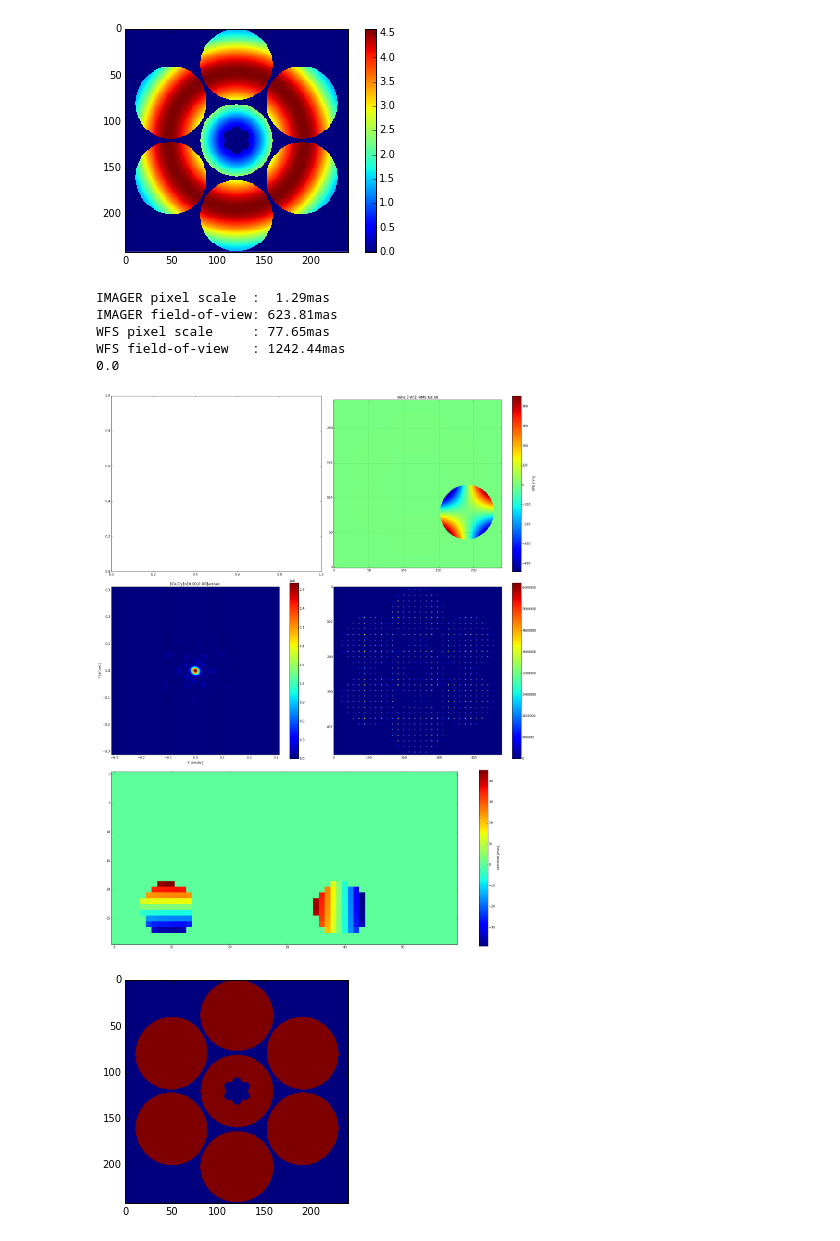
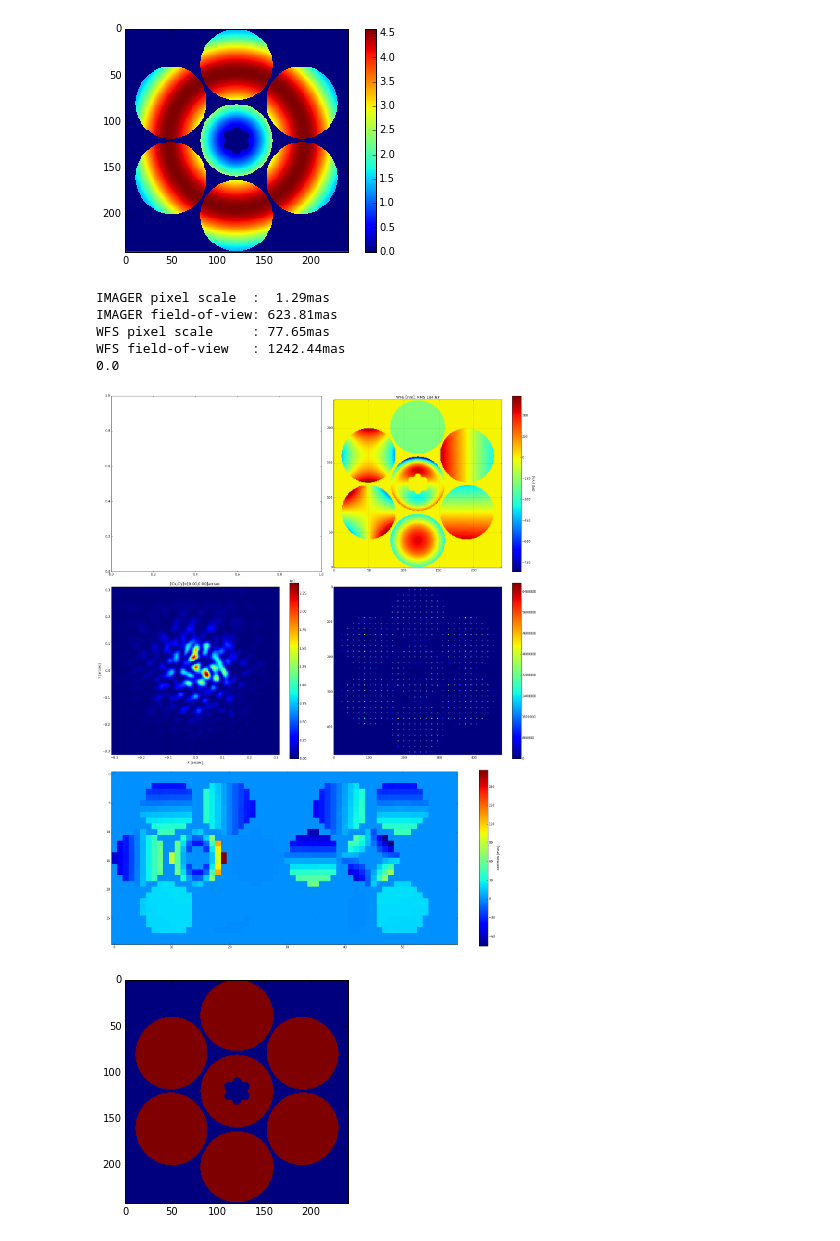
Before and after one commit to rconan/CEO, a Jupyter notebook: rayTracing/GMT-Segmented-Aperture-Interactive.ipynb, the cells around one changed output. Drawn from its saved outputs; the diff is of its cells as text; code cells hidden in the pictures.

```diff
--- a/rayTracing/GMT-Segmented-Aperture-Interactive.ipynb
+++ b/rayTracing/GMT-Segmented-Aperture-Interactive.ipynb
@@ -151,24 +155,24 @@ def ray_trace(mirror='M1',T=[0,0,0],O=[0,0,0],segId=0):
 # %%
 mas2rad = 1e-3*math.pi/180/3600
 M1.reset()
 M2.reset()
 #M1.global_tiptilt(0.*math.pi/180/3600.0,1.*math.pi/180.0/3600)
 M1.zernike.reset()
 M2.zernike.reset()
-#for k in range(7):
-#    M1.zernike.a[k,k] = 1e-7
-M1.zernike.a[2,4] = 0e-7
+for k in range(7):
+    M1.zernike.a[k,k] = 1e-7
+#M1.zernike.a[2,4] = 0e-7
 M1.zernike.update()
-M2.zernike.a[2,4] = 1e-7
+#M2.zernike.a[2,4] = 1e-7
 M2.zernike.update()
 ray_trace(mirror='M1',T=[0e-3,0e-2,0e-9],O=[x*mas2rad for x in [0,0,0]],segId=7)
 # %% [output]
 IMAGER pixel scale  :  1.29mas
 IMAGER field-of-view: 623.81mas
 WFS pixel scale     : 77.65mas
 WFS field-of-view   : 1242.44mas
 0.0
-[figure, old version]
+[figure, new version]
 # %%
 fig = imshow(src.rays.vignetting.host().reshape(nPx,nPx))
 # %% [output]
```
Also changed, not shown: parts of 1 cell of this notebook, 1 other file.
